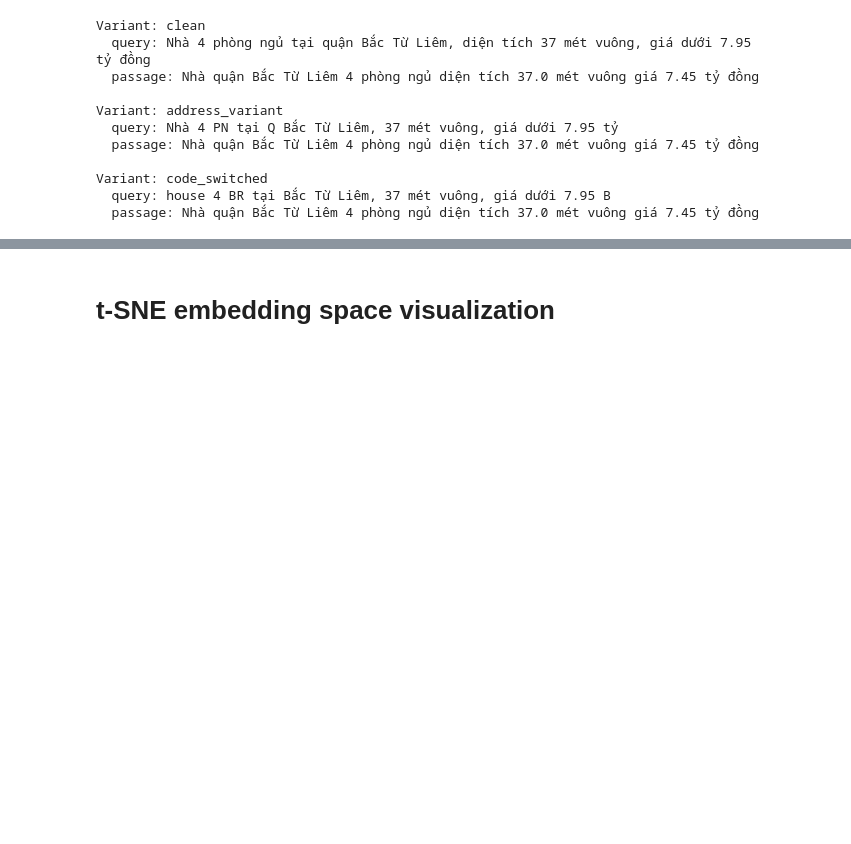
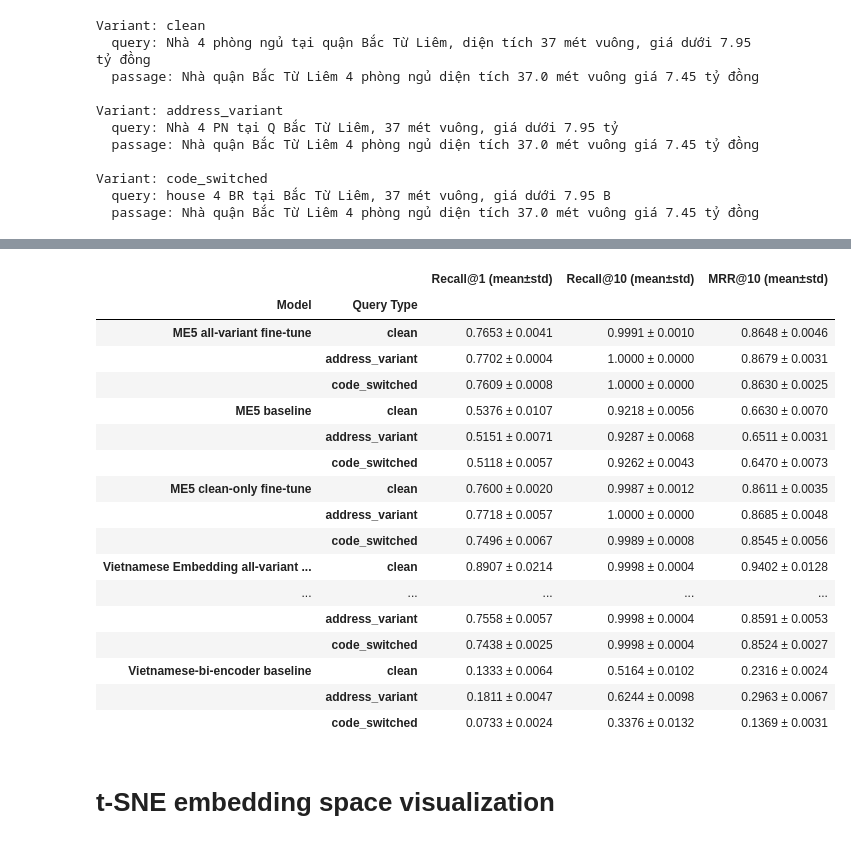
Before and after one commit to tomadonna1/SIT330-D-and-HD-task, a Jupyter notebook: sit330-2.3HD.ipynb, the cells around one changed output, grey strips where cells are left out. Cells and saved outputs as stored; diff of their text form; code cells hidden in the pictures; blank space fills up the shorter version.

```diff
--- a/sit330-2.3HD.ipynb
+++ b/sit330-2.3HD.ipynb
@@ -205,2 +235,50 @@ display(pivot_table)
+# %%
+results_df = pd.DataFrame(all_results)
+results_df.to_csv(f"results_df.csv", index=False)
+
+# Mean and std across the 3 seeds
+agg = (
+    results_df
+    .groupby(["Model", "Query Type"])[["Recall@1", "Recall@10", "MRR@10"]]
+    .agg(["mean", "std"])
+    .round(4)
+)
+
+# Pretty "mean ± std" strings
+for metric in ["Recall@1", "Recall@10","MRR@10"]:
+    agg[(metric, "mean±std")] = (
+        agg[(metric, "mean")].map("{:.4f}".format)
+        + " ± "
+        + agg[(metric, "std")].map("{:.4f}".format)
+    )
+
+summary = agg[[("Recall@1", "mean±std"), ("Recall@10", "mean±std"), ("MRR@10", "mean±std")]]
+summary.columns = ["Recall@1 (mean±std)", "Recall@10 (mean±std)", "MRR@10 (mean±std)"]
+
+query_order = ["clean", "address_variant", "code_switched"]
+summary = summary.reset_index()
+summary["Query Type"] = pd.Categorical(summary["Query Type"], categories=query_order, ordered=True)
+summary = summary.sort_values(["Model", "Query Type"]).set_index(["Model", "Query Type"])
+
+display(summary)
+# %% [output]
+|  |  | Recall@1 (mean±std) | Recall@10 (mean±std) | MRR@10 (mean±std) |
+| Model | Query Type |  |  |  |
+| ME5 all-variant fine-tune | clean | 0.7653 ± 0.0041 | 0.9991 ± 0.0010 | 0.8648 ± 0.0046 |
+|  | address_variant | 0.7702 ± 0.0004 | 1.0000 ± 0.0000 | 0.8679 ± 0.0031 |
+|  | code_switched | 0.7609 ± 0.0008 | 1.0000 ± 0.0000 | 0.8630 ± 0.0025 |
+| ME5 baseline | clean | 0.5376 ± 0.0107 | 0.9218 ± 0.0056 | 0.6630 ± 0.0070 |
+|  | address_variant | 0.5151 ± 0.0071 | 0.9287 ± 0.0068 | 0.6511 ± 0.0031 |
+|  | code_switched | 0.5118 ± 0.0057 | 0.9262 ± 0.0043 | 0.6470 ± 0.0073 |
+| ME5 clean-only fine-tune | clean | 0.7600 ± 0.0020 | 0.9987 ± 0.0012 | 0.8611 ± 0.0035 |
+|  | address_variant | 0.7718 ± 0.0057 | 1.0000 ± 0.0000 | 0.8685 ± 0.0048 |
+|  | code_switched | 0.7496 ± 0.0067 | 0.9989 ± 0.0008 | 0.8545 ± 0.0056 |
+| Vietnamese Embedding all-variant ... | clean | 0.8907 ± 0.0214 | 0.9998 ± 0.0004 | 0.9402 ± 0.0128 |
+| ... | ... | ... | ... | ... |
+|  | address_variant | 0.7558 ± 0.0057 | 0.9998 ± 0.0004 | 0.8591 ± 0.0053 |
+|  | code_switched | 0.7438 ± 0.0025 | 0.9998 ± 0.0004 | 0.8524 ± 0.0027 |
+| Vietnamese-bi-encoder baseline | clean | 0.1333 ± 0.0064 | 0.5164 ± 0.0102 | 0.2316 ± 0.0024 |
+|  | address_variant | 0.1811 ± 0.0047 | 0.6244 ± 0.0098 | 0.2963 ± 0.0067 |
+|  | code_switched | 0.0733 ± 0.0024 | 0.3376 ± 0.0132 | 0.1369 ± 0.0031 |
 # %% [markdown]
 # t-SNE embedding space visualization
```
Also changed, not shown: parts of 21 cells of this notebook, 2 other files.
